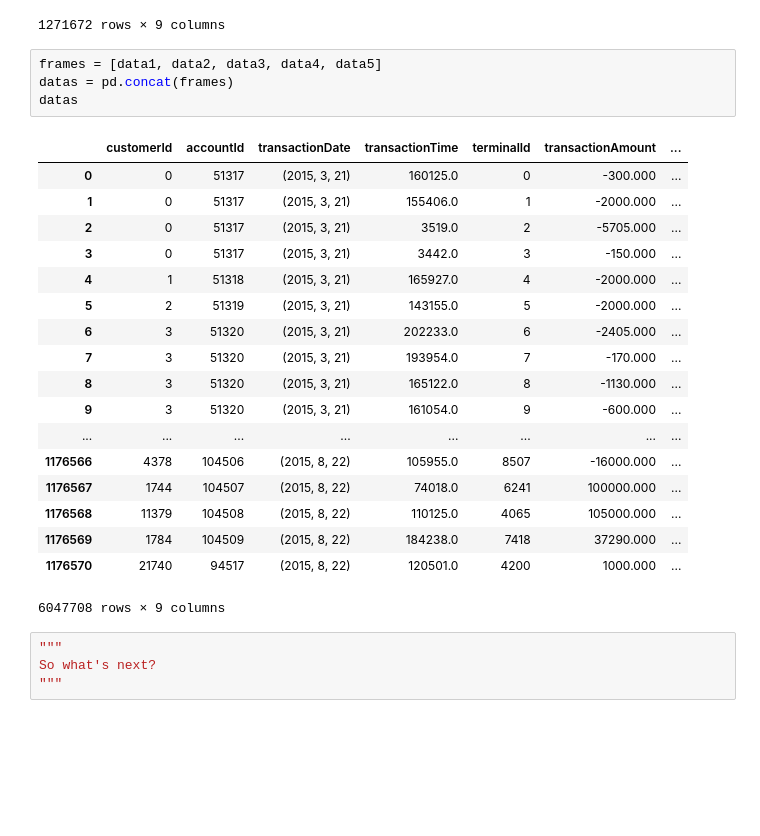
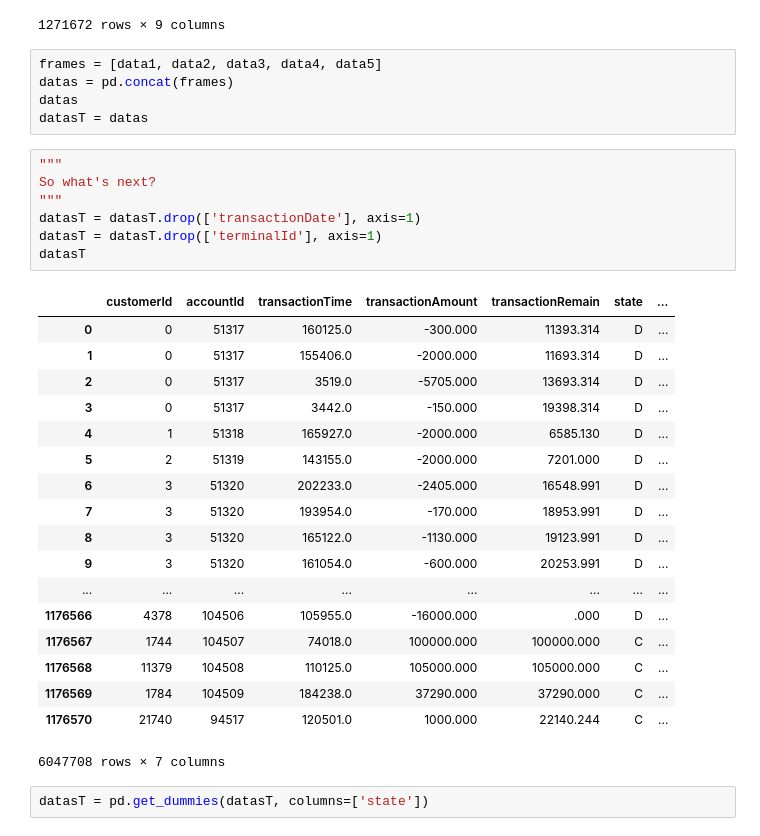
Before and after one commit to alidaghighi/Machinlearning, a Jupyter notebook: FrozenMoon.ipynb, the cells around one changed output. Cells and saved outputs as stored; diff of their text form; blank space fills up the shorter version.

```diff
--- a/FrozenMoon.ipynb
+++ b/FrozenMoon.ipynb
@@ -118,26 +118,32 @@ data2
 frames = [data1, data2, data3, data4, data5]
 datas = pd.concat(frames)
 datas
+datasT = datas
-# %% [output]
-|  | customerId | accountId | transactionDate | transactionTime | terminalId | transactionAmount | ... |
-| 0 | 0 | 51317 | (2015, 3, 21) | 160125.0 | 0 | -300.000 | ... |
-| 1 | 0 | 51317 | (2015, 3, 21) | 155406.0 | 1 | -2000.000 | ... |
-| 2 | 0 | 51317 | (2015, 3, 21) | 3519.0 | 2 | -5705.000 | ... |
-| 3 | 0 | 51317 | (2015, 3, 21) | 3442.0 | 3 | -150.000 | ... |
-| 4 | 1 | 51318 | (2015, 3, 21) | 165927.0 | 4 | -2000.000 | ... |
-| 5 | 2 | 51319 | (2015, 3, 21) | 143155.0 | 5 | -2000.000 | ... |
-| 6 | 3 | 51320 | (2015, 3, 21) | 202233.0 | 6 | -2405.000 | ... |
-| 7 | 3 | 51320 | (2015, 3, 21) | 193954.0 | 7 | -170.000 | ... |
-| 8 | 3 | 51320 | (2015, 3, 21) | 165122.0 | 8 | -1130.000 | ... |
-| 9 | 3 | 51320 | (2015, 3, 21) | 161054.0 | 9 | -600.000 | ... |
-| ... | ... | ... | ... | ... | ... | ... | ... |
-| 1176566 | 4378 | 104506 | (2015, 8, 22) | 105955.0 | 8507 | -16000.000 | ... |
-| 1176567 | 1744 | 104507 | (2015, 8, 22) | 74018.0 | 6241 | 100000.000 | ... |
-| 1176568 | 11379 | 104508 | (2015, 8, 22) | 110125.0 | 4065 | 105000.000 | ... |
-| 1176569 | 1784 | 104509 | (2015, 8, 22) | 184238.0 | 7418 | 37290.000 | ... |
-| 1176570 | 21740 | 94517 | (2015, 8, 22) | 120501.0 | 4200 | 1000.000 | ... |
-6047708 rows × 9 columns
-# %%
-"""
-So what's next?
-"""
+# %%
+"""
+So what's next?
+"""
+datasT = datasT.drop(['transactionDate'], axis=1)
+datasT = datasT.drop(['terminalId'], axis=1)
+datasT
+# %% [output]
+|  | customerId | accountId | transactionTime | transactionAmount | transactionRemain | state | ... |
+| 0 | 0 | 51317 | 160125.0 | -300.000 | 11393.314 | D | ... |
+| 1 | 0 | 51317 | 155406.0 | -2000.000 | 11693.314 | D | ... |
+| 2 | 0 | 51317 | 3519.0 | -5705.000 | 13693.314 | D | ... |
+| 3 | 0 | 51317 | 3442.0 | -150.000 | 19398.314 | D | ... |
+| 4 | 1 | 51318 | 165927.0 | -2000.000 | 6585.130 | D | ... |
+| 5 | 2 | 51319 | 143155.0 | -2000.000 | 7201.000 | D | ... |
+| 6 | 3 | 51320 | 202233.0 | -2405.000 | 16548.991 | D | ... |
+| 7 | 3 | 51320 | 193954.0 | -170.000 | 18953.991 | D | ... |
+| 8 | 3 | 51320 | 165122.0 | -1130.000 | 19123.991 | D | ... |
+| 9 | 3 | 51320 | 161054.0 | -600.000 | 20253.991 | D | ... |
+| ... | ... | ... | ... | ... | ... | ... | ... |
+| 1176566 | 4378 | 104506 | 105955.0 | -16000.000 | .000 | D | ... |
+| 1176567 | 1744 | 104507 | 74018.0 | 100000.000 | 100000.000 | C | ... |
+| 1176568 | 11379 | 104508 | 110125.0 | 105000.000 | 105000.000 | C | ... |
+| 1176569 | 1784 | 104509 | 184238.0 | 37290.000 | 37290.000 | C | ... |
+| 1176570 | 21740 | 94517 | 120501.0 | 1000.000 | 22140.244 | C | ... |
+6047708 rows × 7 columns
+# %%
+datasT = pd.get_dummies(datasT, columns=['state'])
```
Also changed, not shown: parts of 1 cell of this notebook.
